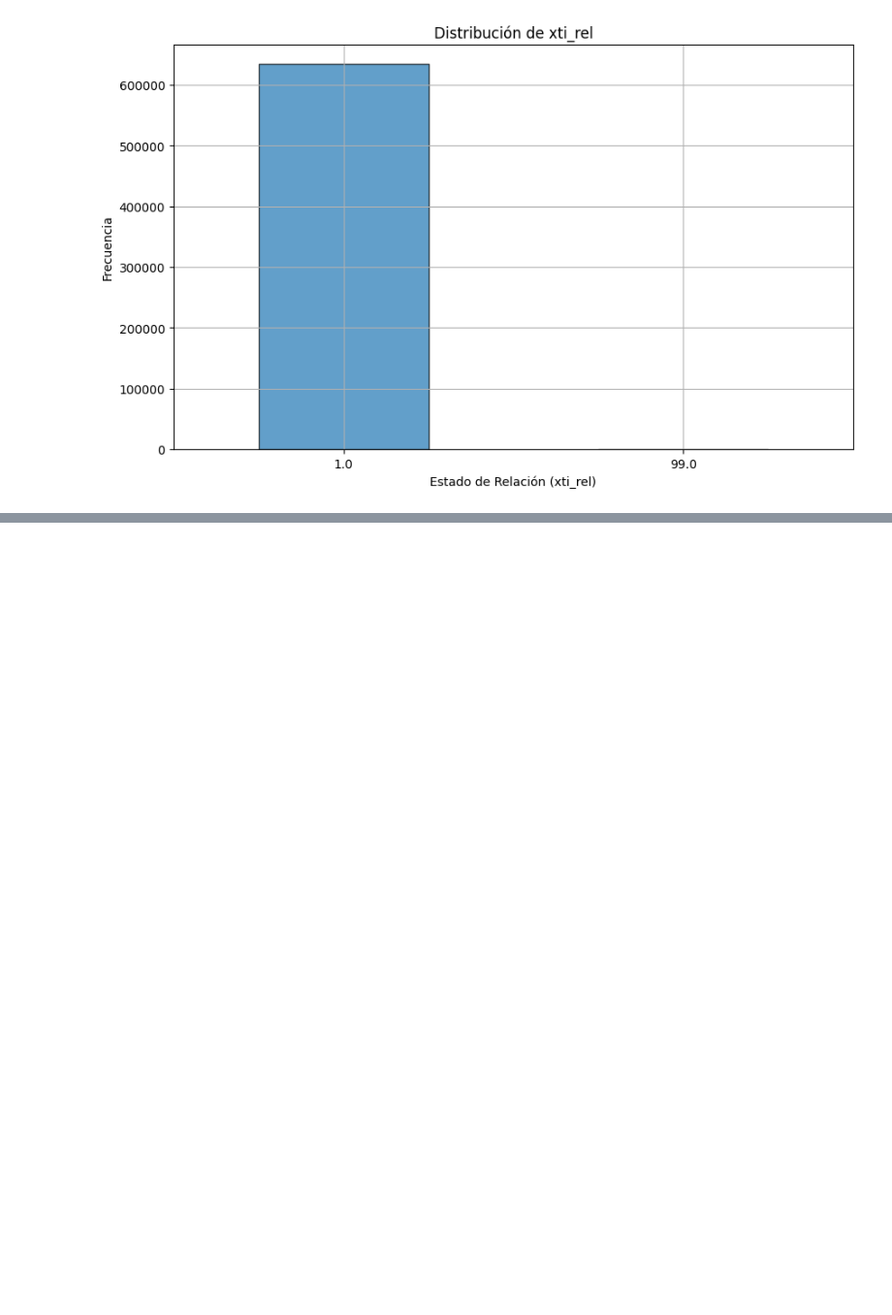
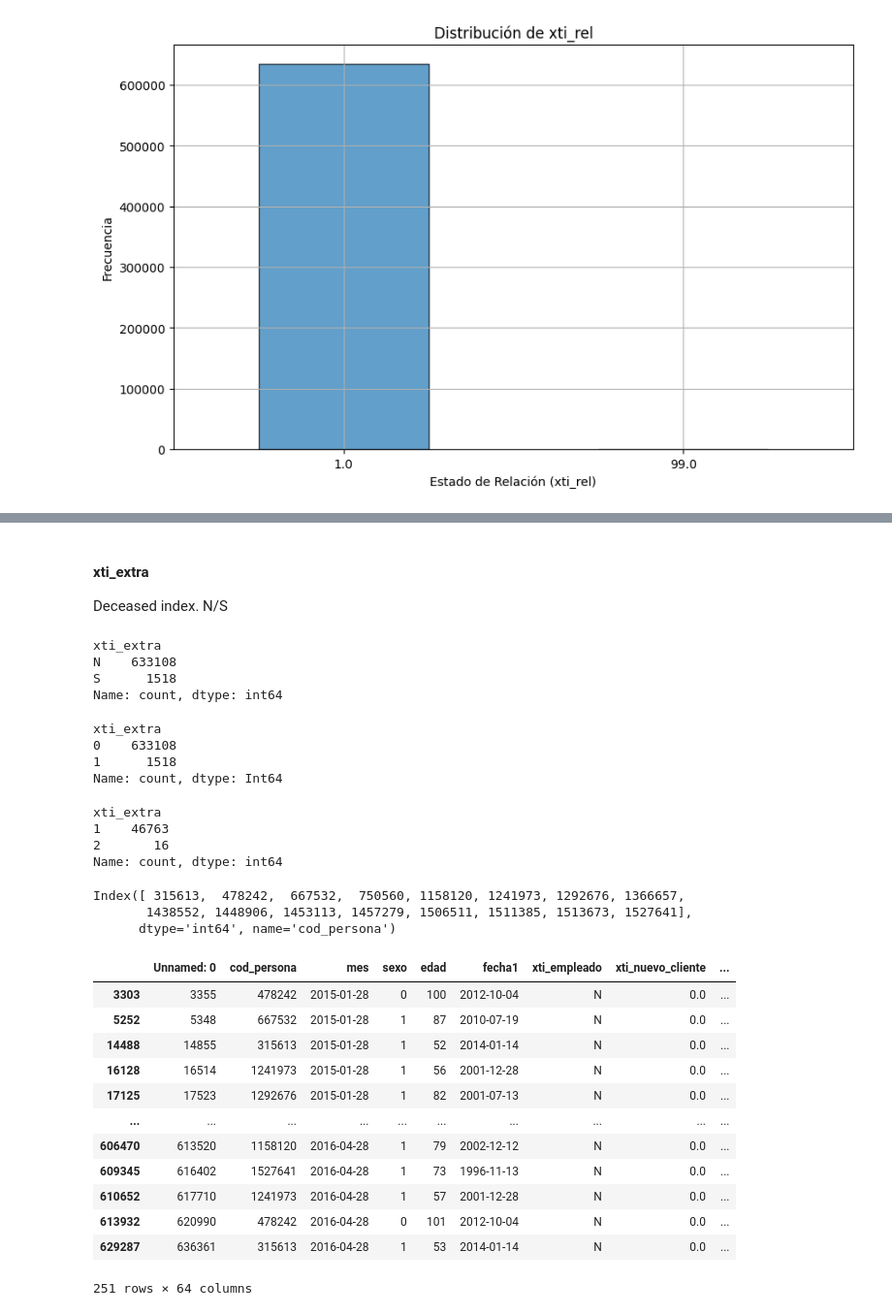
Before and after one commit to pepelopelope/Banking-Product-Recommendations-ML-Project, a Jupyter notebook: Codigo.ipynb, the cells around one changed output, grey strips where cells are left out. Shown at 97% size. Saved outputs shown, nothing was run; the diff lists cells and outputs as text; code cells hidden in the pictures; blank space fills up the shorter version.

```diff
--- a/Codigo.ipynb
+++ b/Codigo.ipynb
@@ -540,0 +690,3 @@ plt.show()
+# %%
+dataset['des_canal_grouped'] = dataset['des_canal']
+dataset.loc[dataset['des_canal'].isin(frequency[frequency < threshold].index), 'des_canal_grouped'] = 'otros'
@@ -540,0 +712,3 @@ plt.show()
+# %%
+dataset = pd.get_dummies(dataset, columns=['des_canal_grouped'])
+dataset.drop(columns=['des_canal'], inplace=True)
@@ -540,0 +725,11 @@ plt.show()
+# %% [markdown]
+#### xti_extra
+
+Deceased	index.	N/S
+# %%
+dataset['xti_extra'].value_counts()
+# %% [output]
+xti_extra
+N    633108
+S      1518
+Name: count, dtype: int64
@@ -540,0 +739,42 @@ plt.show()
+# %%
+dataset['xti_extra'].value_counts()
+# %% [output]
+xti_extra
+0    633108
+1      1518
+Name: count, dtype: Int64
+# %%
+# dime si hay algun cod_persona que tenga xti_extra = 1 y xti_extra = 0
+dataset.groupby('cod_persona')['xti_extra'].nunique().value_counts()
+# %% [output]
+xti_extra
+1    46763
+2       16
+Name: count, dtype: int64
+# %%
+# Si hay algun cod_persona que tenga xti_extra = 1 y xti_extra = 0 vamos a sacar los valores cod_persona
+cod_personas_con_xti_extra_ambos = dataset.groupby('cod_persona')['xti_extra'].nunique()
+cod_personas_con_xti_extra_ambos = cod_personas_con_xti_extra_ambos[cod_personas_con_xti_extra_ambos == 2].index
+# %%
+cod_personas_con_xti_extra_ambos
+# %% [output]
+Index([ 315613,  478242,  667532,  750560, 1158120, 1241973, 1292676, 1366657,
+       1438552, 1448906, 1453113, 1457279, 1506511, 1511385, 1513673, 1527641],
+      dtype='int64', name='cod_persona')
+# %%
+# Vamos a ver los registros de estos cod_persona
+dataset[dataset['cod_persona'].isin(cod_personas_con_xti_extra_ambos)]
+# %% [output]
+|  | Unnamed: 0 | cod_persona | mes | sexo | edad | fecha1 | xti_empleado | xti_nuevo_cliente | ... |
+| 3303 | 3355 | 478242 | 2015-01-28 | 0 | 100 | 2012-10-04 | N | 0.0 | ... |
+| 5252 | 5348 | 667532 | 2015-01-28 | 1 | 87 | 2010-07-19 | N | 0.0 | ... |
+| 14488 | 14855 | 315613 | 2015-01-28 | 1 | 52 | 2014-01-14 | N | 0.0 | ... |
+| 16128 | 16514 | 1241973 | 2015-01-28 | 1 | 56 | 2001-12-28 | N | 0.0 | ... |
+| 17125 | 17523 | 1292676 | 2015-01-28 | 1 | 82 | 2001-07-13 | N | 0.0 | ... |
+| ... | ... | ... | ... | ... | ... | ... | ... | ... | ... |
+| 606470 | 613520 | 1158120 | 2016-04-28 | 1 | 79 | 2002-12-12 | N | 0.0 | ... |
+| 609345 | 616402 | 1527641 | 2016-04-28 | 1 | 73 | 1996-11-13 | N | 0.0 | ... |
+| 610652 | 617710 | 1241973 | 2016-04-28 | 1 | 57 | 2001-12-28 | N | 0.0 | ... |
+| 613932 | 620990 | 478242 | 2016-04-28 | 0 | 101 | 2012-10-04 | N | 0.0 | ... |
+| 629287 | 636361 | 315613 | 2016-04-28 | 1 | 53 | 2014-01-14 | N | 0.0 | ... |
+251 rows × 64 columns
```
Also changed, not shown: parts of 54 cells of this notebook.
